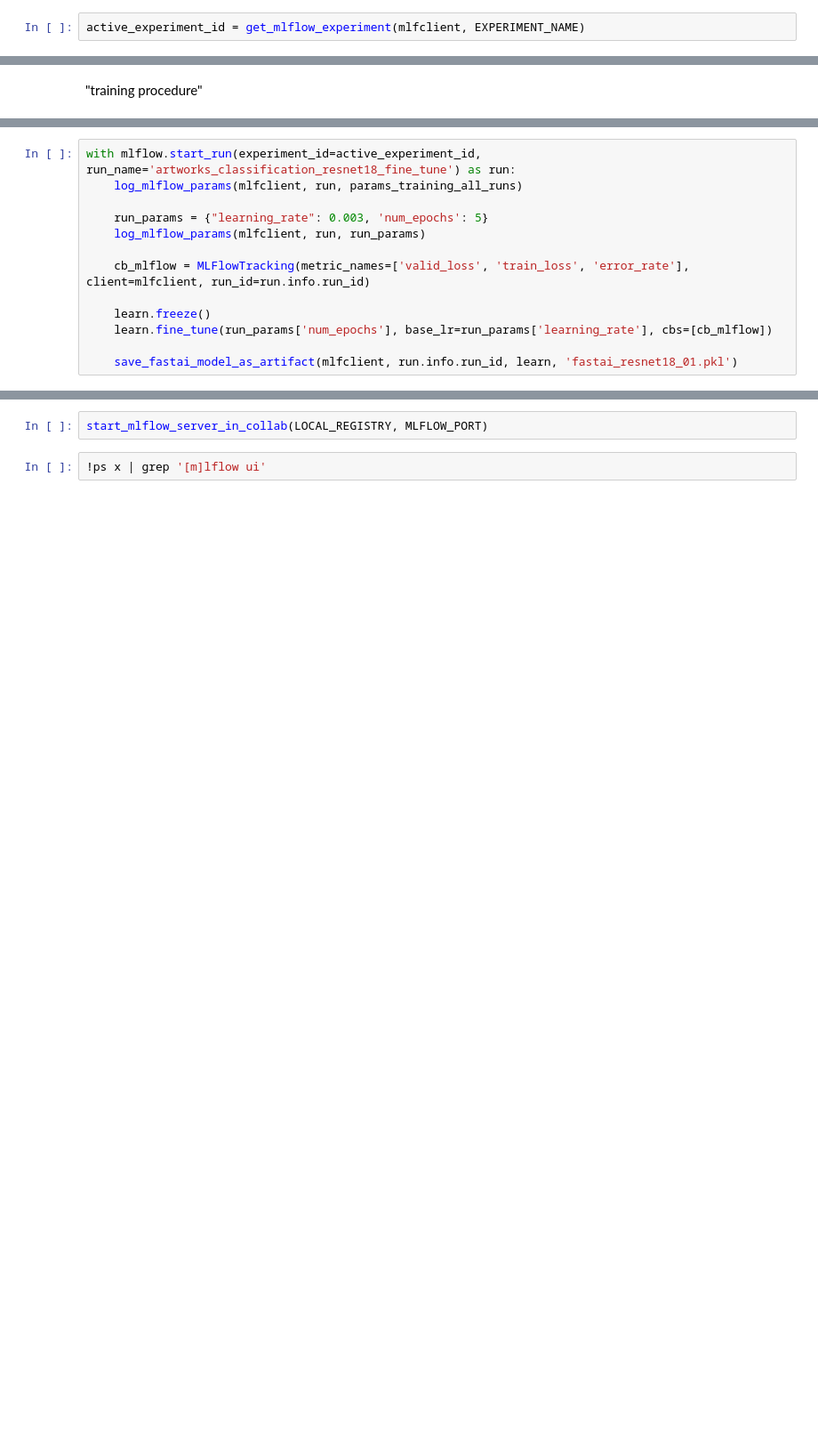
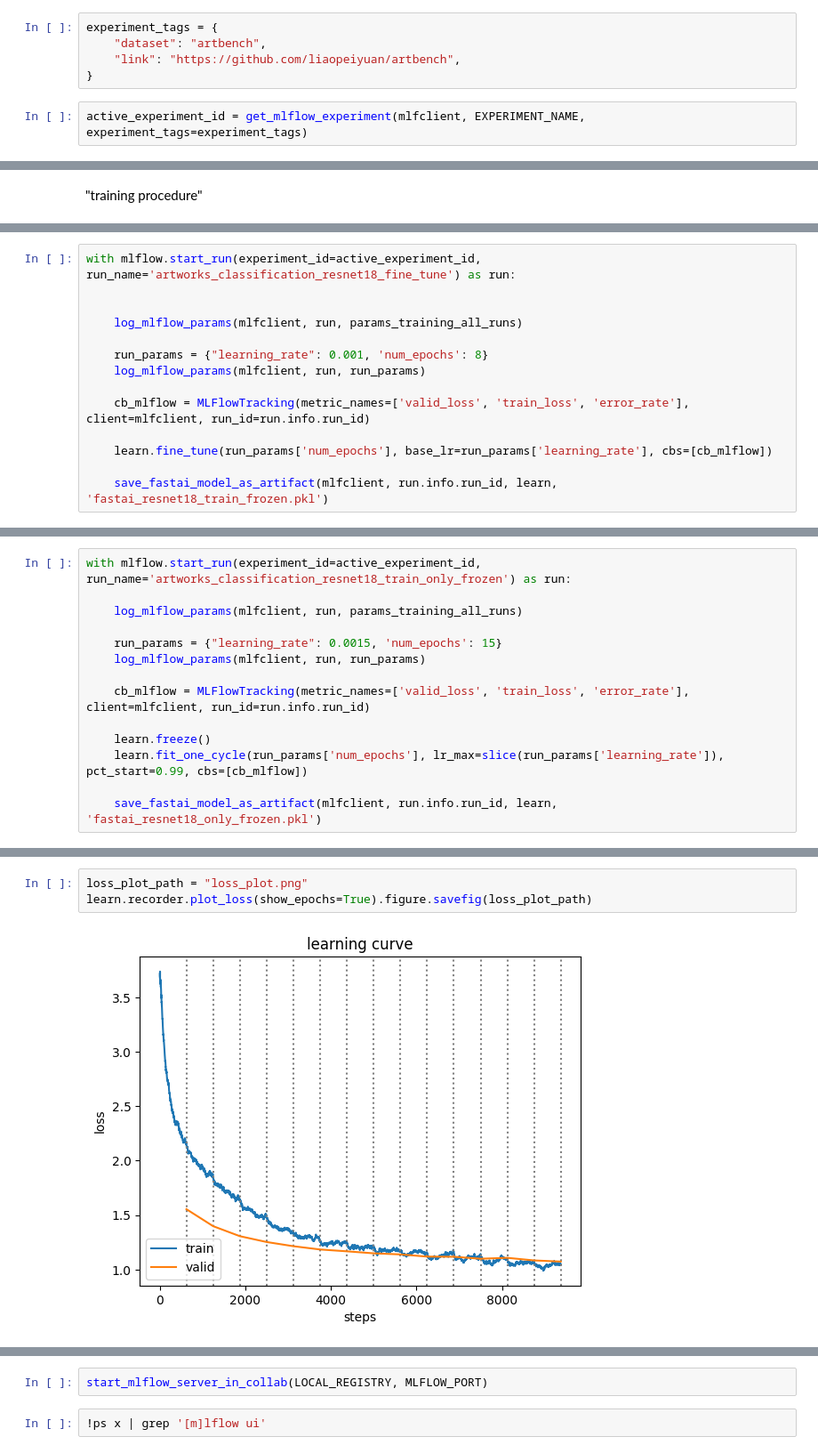
Before and after one commit to leropo00/ml_digital_art, a Jupyter notebook: notebooks/artworks_classification_train_01_baseline_pynb.ipynb, the cells around one changed output, grey strips where cells are left out. Shown at 89% size. Drawn from its saved outputs; the diff is of its cells as text; blank space fills up the shorter version.

```diff
--- a/notebooks/artworks_classification_train_01_baseline_pynb.ipynb
+++ b/notebooks/artworks_classification_train_01_baseline_pynb.ipynb
@@ -49,5 +85,10 @@ mlfclient = create_mlflow_client(LOCAL_REGISTRY)
+# %%
+experiment_tags = {
+    "dataset": "artbench",
+    "link": "https://github.com/liaopeiyuan/artbench",
+}
 # %%
-active_experiment_id = get_mlflow_experiment(mlfclient, EXPERIMENT_NAME)
+active_experiment_id = get_mlflow_experiment(mlfclient, EXPERIMENT_NAME, experiment_tags=experiment_tags)
 # %%
 active_experiment_id
 # %% [output]
@@ -104,14 +151,15 @@ largest sensible value to use for learning rate, since minimum is to high
 # %%
 with mlflow.start_run(experiment_id=active_experiment_id, run_name='artworks_classification_resnet18_fine_tune') as run:
+
+
     log_mlflow_params(mlfclient, run, params_training_all_runs)
 
-    run_params = {"learning_rate": 0.003, 'num_epochs': 5}
+    run_params = {"learning_rate": 0.001, 'num_epochs': 8}
     log_mlflow_params(mlfclient, run, run_params)
 
     cb_mlflow = MLFlowTracking(metric_names=['valid_loss', 'train_loss', 'error_rate'], client=mlfclient, run_id=run.info.run_id)
 
-    learn.freeze()
     learn.fine_tune(run_params['num_epochs'], base_lr=run_params['learning_rate'], cbs=[cb_mlflow])
 
-    save_fastai_model_as_artifact(mlfclient, run.info.run_id, learn, 'fastai_resnet18_01.pkl')
+    save_fastai_model_as_artifact(mlfclient, run.info.run_id, learn, 'fastai_resnet18_train_frozen.pkl')
 # %% [output]
@@ -119,0 +181,14 @@ runs:/3107788db6b445bbbdc813193bf201eb/fastai_model/fastai_resnet18_01.pkl
+# %%
+with mlflow.start_run(experiment_id=active_experiment_id, run_name='artworks_classification_resnet18_train_only_frozen') as run:
+
+    log_mlflow_params(mlfclient, run, params_training_all_runs)
+
+    run_params = {"learning_rate": 0.0015, 'num_epochs': 15}
+    log_mlflow_params(mlfclient, run, run_params)
+
+    cb_mlflow = MLFlowTracking(metric_names=['valid_loss', 'train_loss', 'error_rate'], client=mlfclient, run_id=run.info.run_id)
+
+    learn.freeze()
+    learn.fit_one_cycle(run_params['num_epochs'], lr_max=slice(run_params['learning_rate']), pct_start=0.99, cbs=[cb_mlflow])
+
+    save_fastai_model_as_artifact(mlfclient, run.info.run_id, learn, 'fastai_resnet18_only_frozen.pkl')
@@ -119,0 +218,5 @@ runs:/3107788db6b445bbbdc813193bf201eb/fastai_model/fastai_resnet18_01.pkl
+# %%
+loss_plot_path = "loss_plot.png"
+learn.recorder.plot_loss(show_epochs=True).figure.savefig(loss_plot_path)
+# %% [output]
+[figure, added]
```
Also changed, not shown: parts of 43 cells of this notebook, 1 other file.
